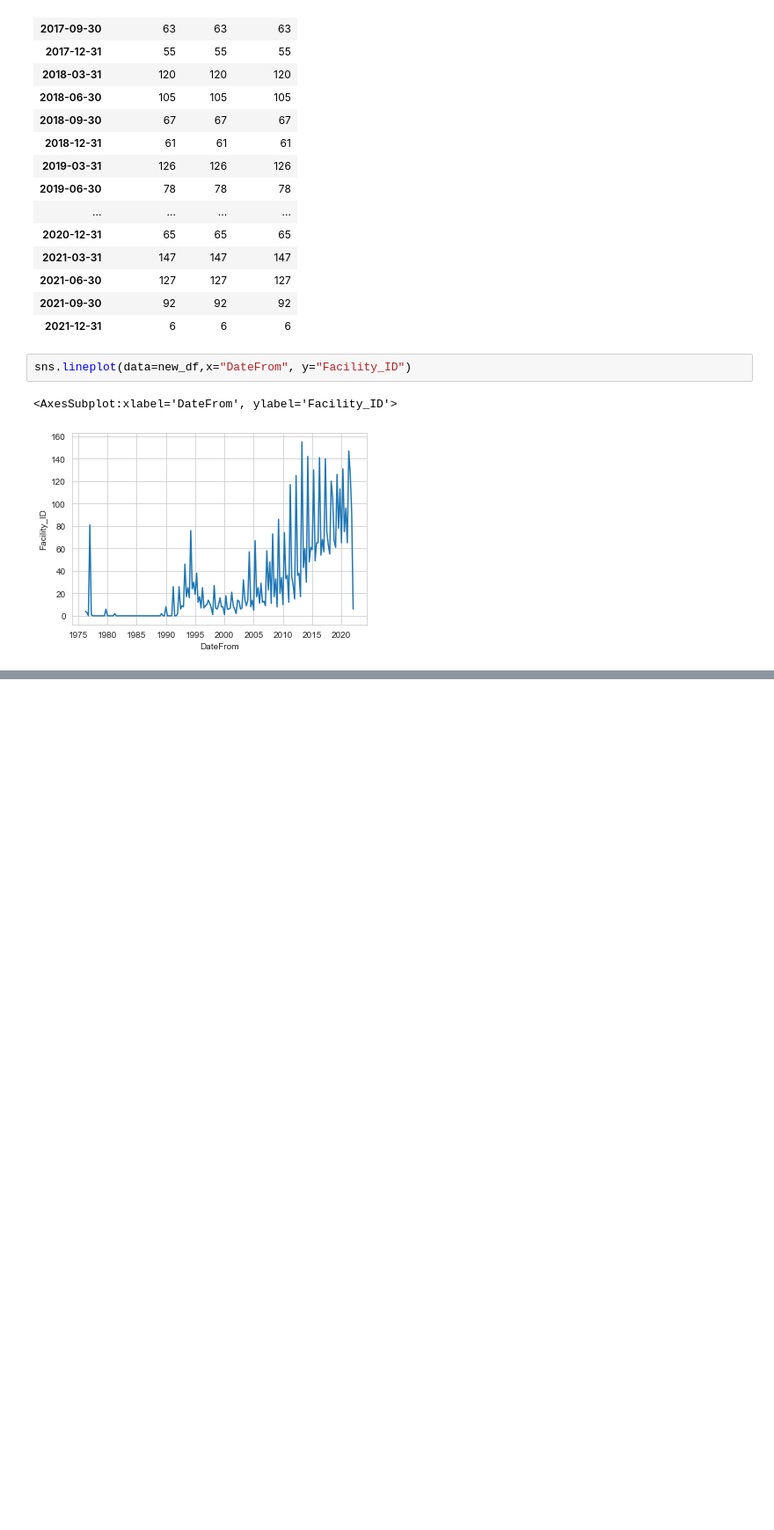
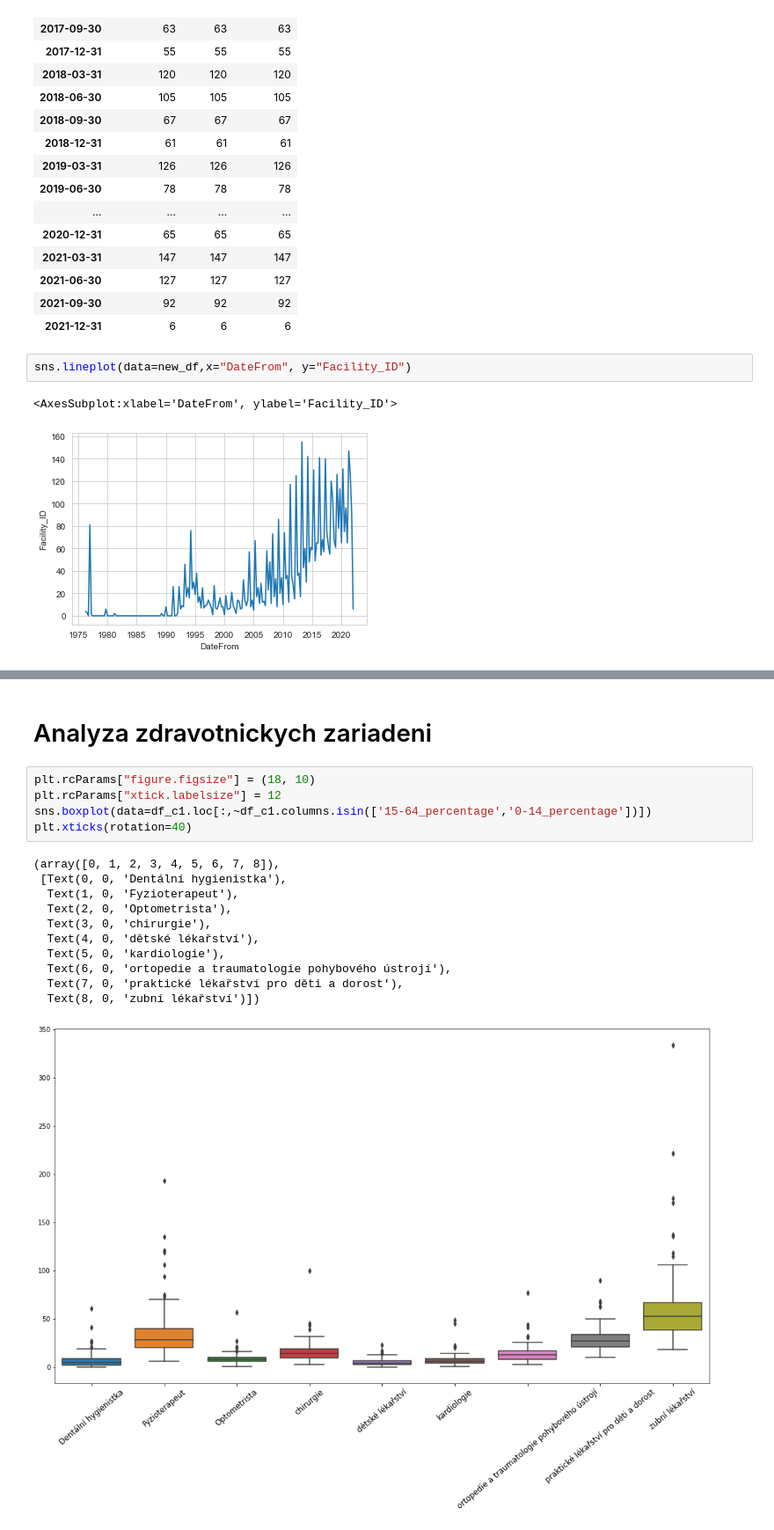
Before and after one commit to adaryb123/UPAproject, a Jupyter notebook: Part_2_own_tasks.ipynb, the cells around one changed output, grey strips where cells are left out. Shown at 88% size. Cells and saved outputs as stored; diff of their text form; blank space fills up the shorter version.

```diff
--- a/Part_2_own_tasks.ipynb
+++ b/Part_2_own_tasks.ipynb
@@ -155,0 +243,19 @@ sns.lineplot(data=new_df,x="DateFrom", y="Facility_ID")
+# %% [markdown]
+# Analyza zdravotnickych zariadeni
+# %%
+plt.rcParams["figure.figsize"] = (18, 10)
+plt.rcParams["xtick.labelsize"] = 12
+sns.boxplot(data=df_c1.loc[:,~df_c1.columns.isin(['15-64_percentage','0-14_percentage'])])
+plt.xticks(rotation=40)
+# %% [output]
+(array([0, 1, 2, 3, 4, 5, 6, 7, 8]),
+ [Text(0, 0, 'Dentální hygienistka'),
+  Text(1, 0, 'Fyzioterapeut'),
+  Text(2, 0, 'Optometrista'),
+  Text(3, 0, 'chirurgie'),
+  Text(4, 0, 'dětské lékařství'),
+  Text(5, 0, 'kardiologie'),
+  Text(6, 0, 'ortopedie a traumatologie pohybového ústrojí'),
+  Text(7, 0, 'praktické lékařství pro děti a dorost'),
+  Text(8, 0, 'zubní lékařství')])
+[figure, added]
```
Also changed, not shown: parts of 22 cells of this notebook, 2 other files.
